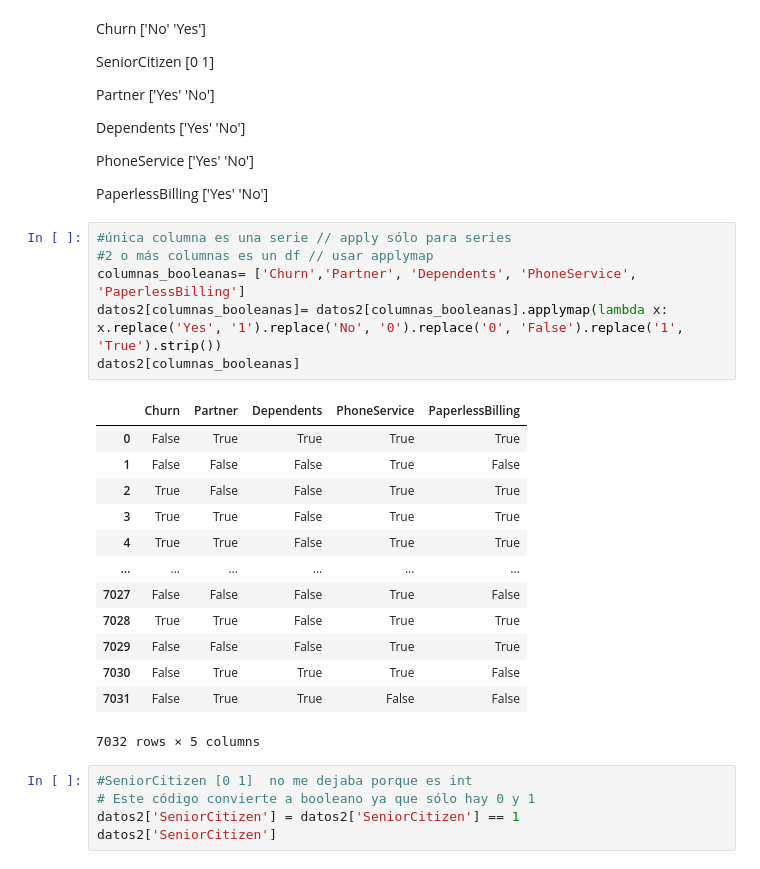
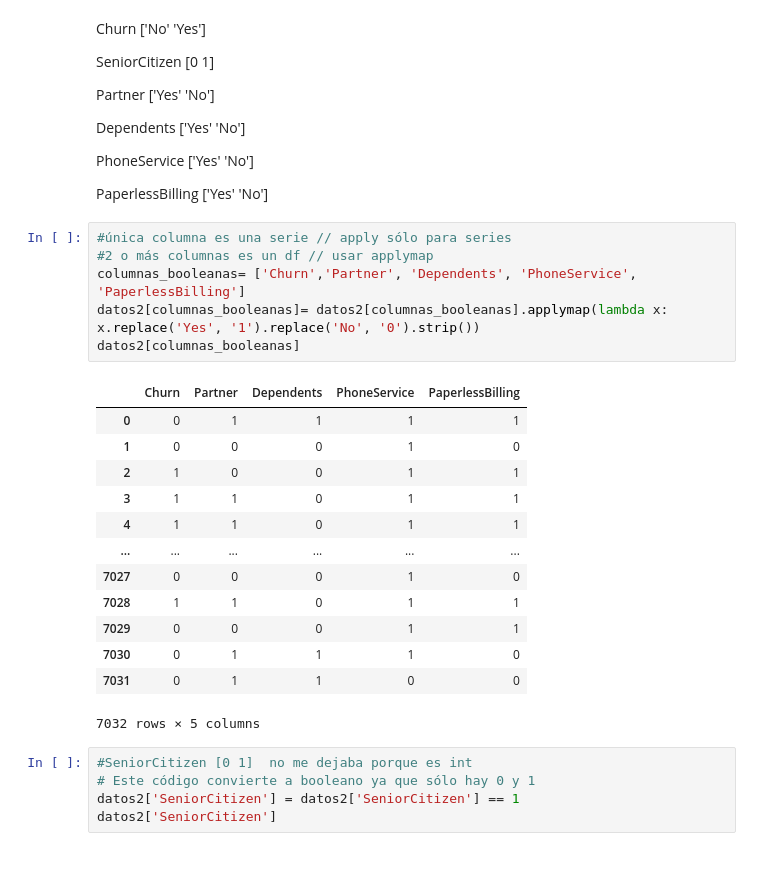
Before and after one commit to SilvanaCicchitti/challenge_telecom, a Jupyter notebook: TelecomX_LATAM.ipynb, the cells around one changed output. Saved outputs shown, nothing was run; the diff lists cells and outputs as text.

```diff
--- a/TelecomX_LATAM.ipynb
+++ b/TelecomX_LATAM.ipynb
@@ -370,22 +370,22 @@ PaperlessBilling ['Yes' 'No']
 # %%
 #única columna es una serie // apply sólo para series
 #2 o más columnas es un df // usar applymap
 columnas_booleanas= ['Churn','Partner', 'Dependents', 'PhoneService', 'PaperlessBilling']
-datos2[columnas_booleanas]= datos2[columnas_booleanas].applymap(lambda x: x.replace('Yes', '1').replace('No', '0').replace('0', 'False').replace('1', 'True').strip())
+datos2[columnas_booleanas]= datos2[columnas_booleanas].applymap(lambda x: x.replace('Yes', '1').replace('No', '0').strip())
 datos2[columnas_booleanas]
 # %% [output]
 |  | Churn | Partner | Dependents | PhoneService | PaperlessBilling |
-| 0 | False | True | True | True | True |
-| 1 | False | False | False | True | False |
-| 2 | True | False | False | True | True |
-| 3 | True | True | False | True | True |
-| 4 | True | True | False | True | True |
+| 0 | 0 | 1 | 1 | 1 | 1 |
+| 1 | 0 | 0 | 0 | 1 | 0 |
+| 2 | 1 | 0 | 0 | 1 | 1 |
+| 3 | 1 | 1 | 0 | 1 | 1 |
+| 4 | 1 | 1 | 0 | 1 | 1 |
 | ... | ... | ... | ... | ... | ... |
-| 7027 | False | False | False | True | False |
-| 7028 | True | True | False | True | True |
-| 7029 | False | False | False | True | True |
-| 7030 | False | True | True | True | False |
-| 7031 | False | True | True | False | False |
+| 7027 | 0 | 0 | 0 | 1 | 0 |
+| 7028 | 1 | 1 | 0 | 1 | 1 |
+| 7029 | 0 | 0 | 0 | 1 | 1 |
+| 7030 | 0 | 1 | 1 | 1 | 0 |
+| 7031 | 0 | 1 | 1 | 0 | 0 |
 7032 rows × 5 columns
 # %%
 #SeniorCitizen [0 1]  no me dejaba porque es int
```
Also changed, not shown: parts of 5 cells of this notebook.
